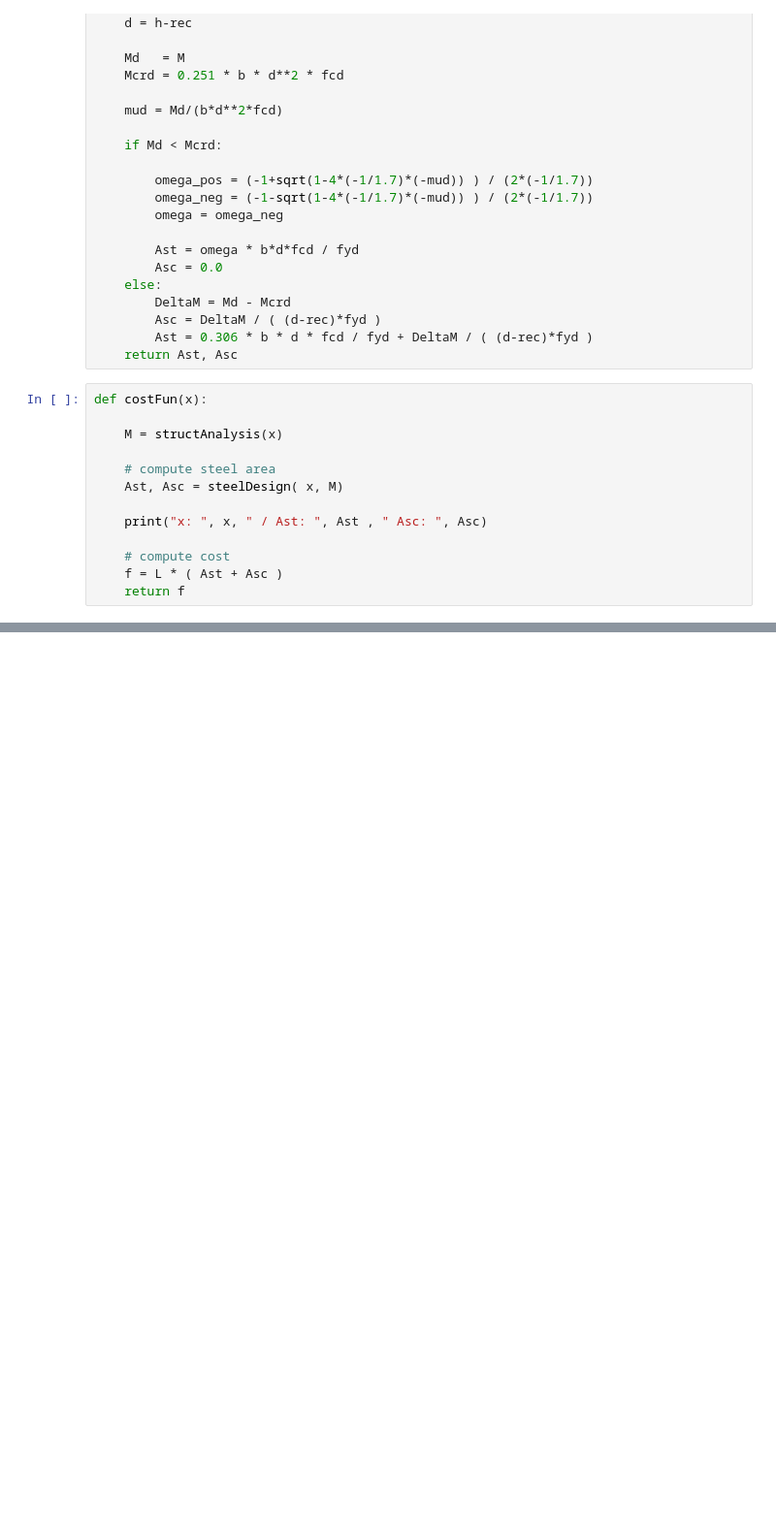
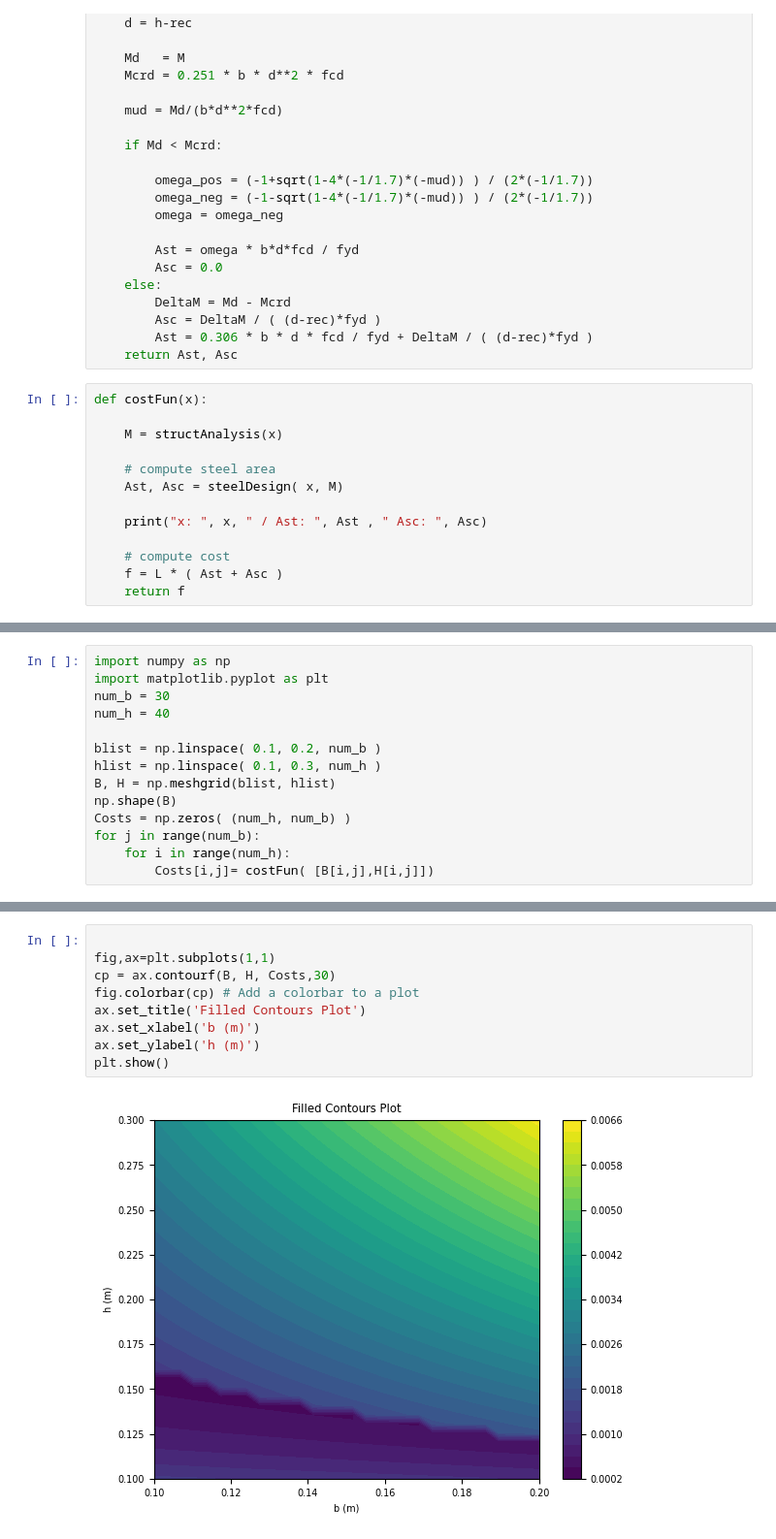
Before and after one commit to ONSAS/rc-beam-design-example, a Jupyter notebook: example-rc-beam-optimization.ipynb, the cells around one changed output, grey strips where cells are left out. Shown: that part at 97% size. Drawn from its saved outputs; the diff is of its cells as text; blank space fills up the shorter version.

```diff
--- a/example-rc-beam-optimization.ipynb
+++ b/example-rc-beam-optimization.ipynb
@@ -122,0 +123,14 @@ es.plot();
+# %%
+import numpy as np
+import matplotlib.pyplot as plt
+num_b = 30
+num_h = 40
+
+blist = np.linspace( 0.1, 0.2, num_b )
+hlist = np.linspace( 0.1, 0.3, num_h )
+B, H = np.meshgrid(blist, hlist)
+np.shape(B)
+Costs = np.zeros( (num_h, num_b) )
+for j in range(num_b):
+    for i in range(num_h):
+        Costs[i,j]= costFun( [B[i,j],H[i,j]])
@@ -122,0 +155,11 @@ es.plot();
+# %%
+
+fig,ax=plt.subplots(1,1)
+cp = ax.contourf(B, H, Costs,30)
+fig.colorbar(cp) # Add a colorbar to a plot
+ax.set_title('Filled Contours Plot')
+ax.set_xlabel('b (m)')
+ax.set_ylabel('h (m)')
+plt.show()
+# %% [output]
+[figure, added]
```
Also changed, not shown: parts of 5 cells of this notebook.
